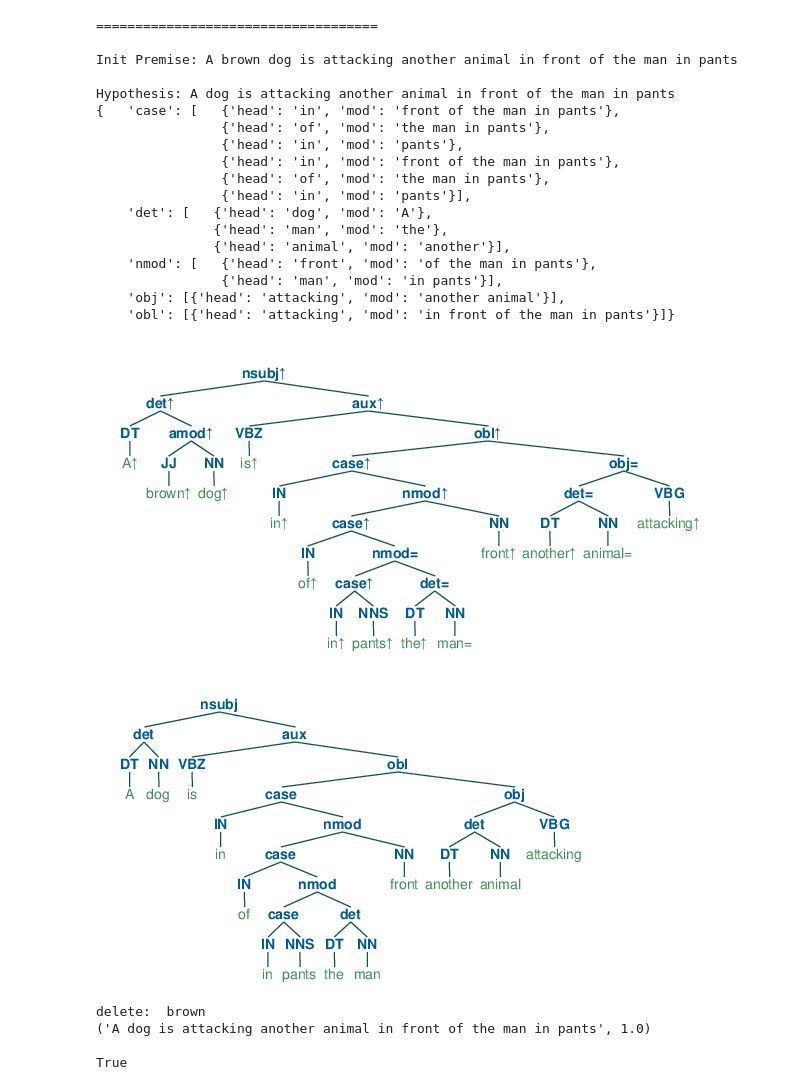
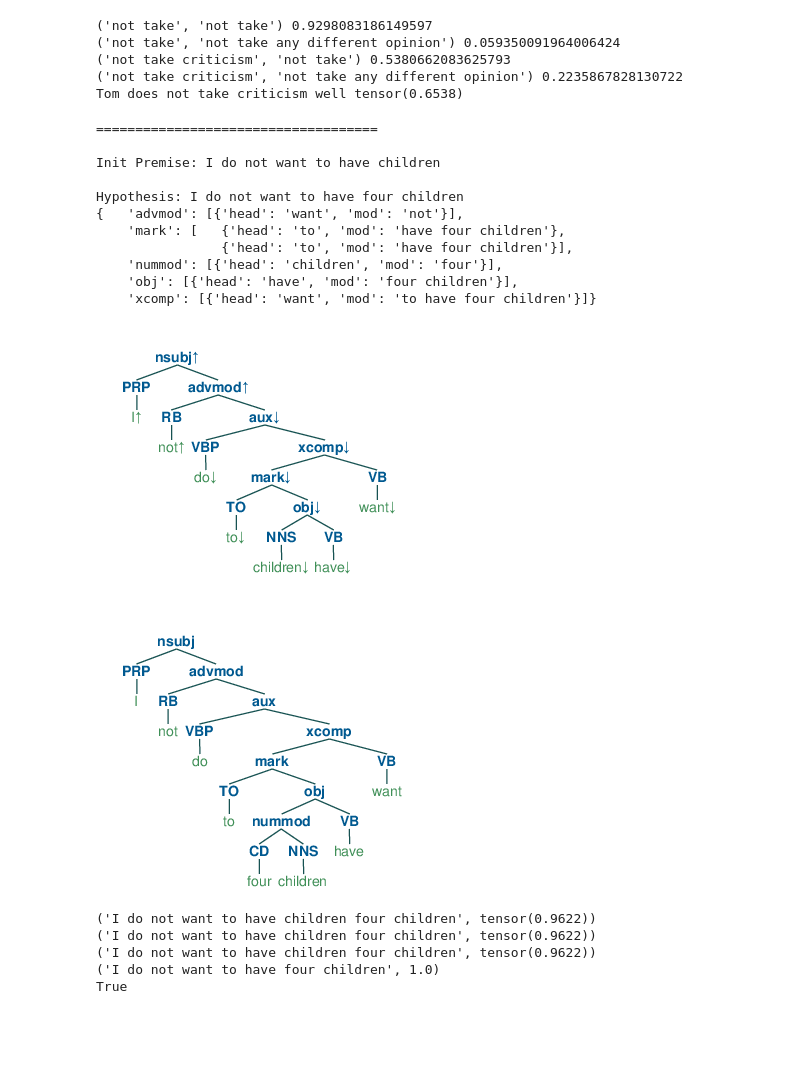
Before and after one commit to eric11eca/NeuralLog, a Jupyter notebook: src/phrasal_infer.ipynb, the cells around one changed output. Drawn from its saved outputs; the diff is of its cells as text; code cells hidden in the pictures; blank space fills up the shorter version.

Commit message:
extensive testing on MED Antitone inference

```diff
--- a/src/phrasal_infer.ipynb
+++ b/src/phrasal_infer.ipynb
@@ -53,4 +53,4 @@ def inference_sts(seq1s, seq2s):
     embeddings1 = sentenceTransformer.encode(seq1s, convert_to_tensor=True)
     embeddings2 = sentenceTransformer.encode(seq2s, convert_to_tensor=True)
     cosine_scores = util.pytorch_cos_sim(embeddings1, embeddings2)
-    return cosine_scores[0][0], torch.dist(embeddings1, embeddings2)
+    return cosine_scores[0][0]
@@ -57,3 +121,24 @@ def inference_sts(seq1s, seq2s):
+# %%
+premise = "Tom does not take criticism well"
+hypothesis = "Tom does not take any different opinion well"
+
+pipeline = PolarizationPipeline()
+syntacticVariator = SyntacticVariator()
+
+h_parsed, replaced = dependency_parse(hypothesis, parser="stanza")
+h_tree, _ = pipeline.run_binarization(h_parsed, hypothesis, {})
+pipeline.modify_replacement(h_tree, replaced)
+annotation = pipeline.single_polarization(premise)
+
+variate = syntacticVariator.variate(premise, annotation['polarized_tree'], h_tree)
+similarity = inference_sts([variate], [hypothesis])
+print(variate, similarity)
+# %% [output]
+('not take', 'not take') 0.9298083186149597
+('not take', 'not take any different opinion') 0.059350091964006424
+('not take criticism', 'not take') 0.5380662083625793
+('not take criticism', 'not take any different opinion') 0.2235867828130722
+Tom does not take criticism well tensor(0.6538)
 # %%
 from pattern.en import pluralize, singularize
 from copy import copy
@@ -108,8 +193,8 @@ class PhrasalGenerator:
     def get_generation_type(self, tree):
         disjunction = False
         if tree.val == "conj":
-            disjunction = self.search_dependency('or', tree.left)
-
+            disjunction |= self.search_dependency('or', tree.left)
+            disjunction |= self.search_dependency('and', tree.left)
 
         left_mod = tree.left.mark == "+"
         left_mod = left_mod or tree.left.mark == "=" or disjunction
@@ -258,8 +343,7 @@ class PhrasalGenerator:
                 self.sent_log.append((sentence, 1.0))
                 return
 
-            similarity, distance = inference_sts([sentence], [self.hypothesis])
-            #print((sentence, distance))
+            similarity = inference_sts([sentence], [self.hypothesis])
             if similarity > 0.90:
                 self.sent_log.append((sentence, similarity))
             if similarity > 0.97:
@@ -296,8 +380,7 @@ class PhrasalGenerator:
                 self.sent_log.append((sentence, 1.0))
                 return
 
-            similarity, distance = inference_sts([sentence], [self.hypothesis])
-            #print((sentence, distance))
+            similarity = inference_sts([sentence], [self.hypothesis])
             if similarity > 0.9:
                 self.sent_log.append((sentence, similarity))
             if similarity > 0.97:
@@ -351,8 +434,8 @@ class PhrasalGenerator:
         }
 
         if tree.pos is not None:
-            if "NN" in tree.pos and tree.mark == "-":
-                for rel in ["amod", "compound", "det", "mark", "nmod:poss", "flat", "conj"]:
+            if ("NN" in tree.pos or "JJ" in tree.pos) and tree.mark == "-":
+                for rel in ["amod", "compound", "det", "mark", "nmod:poss", "flat", "conj", "nummod"]:
                     if rel in self.kb:
                         for phrase in self.kb[rel]:
                             if phrase['head'] == tree.val:
@@ -396,7 +479,7 @@ class PhrasalGenerator:
             self.tree_log.append((self.deptree.copy(), sentence, 1.0))
             return
 
-        similarity, distance = inference_sts([sentence], [self.hypothesis])
+        similarity = inference_sts([sentence], [self.hypothesis])
         if similarity > 0.9:
             self.tree_log.append((self.deptree.copy(), sentence, similarity))
         if similarity > 0.97:
@@ -451,7 +534,7 @@ class PhrasalGenerator:
         return preprocessed
 # %%
 modifier_relation = {
-    "NN": ["amod", "nmod", "acl:relcl", "fixed", "compound", "det", "nmod:poss", "conj"],
+    "NN": ["amod", "nmod", "acl:relcl", "fixed", "compound", "det", "nmod:poss", "conj", "nummod"],
     "VB": ["advmod", "acl", "obl", "xcomp", "advcl", "obl:tmod", "parataxis", "obj","ccomp"]
 }
 
@@ -511,8 +594,8 @@ with open("../data/MED/downward.txt") as donward_med:
 import pprint
 pp = pprint.PrettyPrinter(indent=4)
 
-up = ["A brown dog is attacking another animal in front of the man in pants"]
-up_h = ["A dog is attacking another animal in front of the man in pants"]
+up = ["I do not want to have children"]
+up_h = ["I do not want to have four children"]
 
 annotations = []
 phrasalGenerator = PhrasalGenerator()
@@ -538,53 +621,47 @@ for i in range(len(up)):
     collect_modifiers(h_tree, phrases, mod_type="VB")
     annotation = pipeline.single_polarization(premise)
 
     phrasalGenerator.kb = phrases
     phrasalGenerator.hypothesis = hypothesis.replace(',', '')
     pp.pprint(phrasalGenerator.kb)
 
     polarized = pipeline.postprocess(annotation['polarized_tree'], {})
     btreeViz = Tree.fromstring(polarized.replace('[', '(').replace(']', ')'))
     jupyter_draw_nltk_tree(btreeViz)
 
     polarized = pipeline.postprocess(h_tree, {})
     btreeViz = Tree.fromstring(polarized.replace('[', '(').replace(']', ')'))
     jupyter_draw_nltk_tree(btreeViz)
 
     phrasalGenerator.deptree_generate(
         annotation['polarized_tree'],
         annotation['annotated'], tokens)
 
     for gen_tree in phrasalGenerator.tree_log:
         #leaves = gen_tree[0].sorted_leaves().popkeys()
         #sentence = ' '.join([x[0] for x in leaves])
         print((gen_tree[1], gen_tree[2]))
 
     print(*phrasalGenerator.sent_log, sep="\n")
     print(phrasalGenerator.stop_critarion)
 # %% [output]
 ====================================
 
-Init Premise: A brown dog is attacking another animal in front of the man in pants
+Init Premise: I do not want to have children
 
-Hypothesis: A dog is attacking another animal in front of the man in pants
-{   'case': [   {'head': 'in', 'mod': 'front of the man in pants'},
-                {'head': 'of', 'mod': 'the man in pants'},
-                {'head': 'in', 'mod': 'pants'},
-                {'head': 'in', 'mod': 'front of the man in pants'},
-                {'head': 'of', 'mod': 'the man in pants'},
-                {'head': 'in', 'mod': 'pants'}],
-    'det': [   {'head': 'dog', 'mod': 'A'},
-               {'head': 'man', 'mod': 'the'},
-               {'head': 'animal', 'mod': 'another'}],
-    'nmod': [   {'head': 'front', 'mod': 'of the man in pants'},
-                {'head': 'man', 'mod': 'in pants'}],
-    'obj': [{'head': 'attacking', 'mod': 'another animal'}],
-    'obl': [{'head': 'attacking', 'mod': 'in front of the man in pants'}]}
+Hypothesis: I do not want to have four children
+{   'advmod': [{'head': 'want', 'mod': 'not'}],
+    'mark': [   {'head': 'to', 'mod': 'have four children'},
+                {'head': 'to', 'mod': 'have four children'}],
+    'nummod': [{'head': 'children', 'mod': 'four'}],
+    'obj': [{'head': 'have', 'mod': 'four children'}],
+    'xcomp': [{'head': 'want', 'mod': 'to have four children'}]}
-[figure, old version]
+[figure, new version]
-[figure, old version]
+[figure, new version]
-delete:  brown
-('A dog is attacking another animal in front of the man in pants', 1.0)
-
+('I do not want to have children four children', tensor(0.9622))
+('I do not want to have children four children', tensor(0.9622))
+('I do not want to have children four children', tensor(0.9622))
+('I do not want to have four children', 1.0)
 True
 # %%
 from tqdm import tqdm
```
Also changed, not shown: parts of 4 cells of this notebook, 6 other files.
